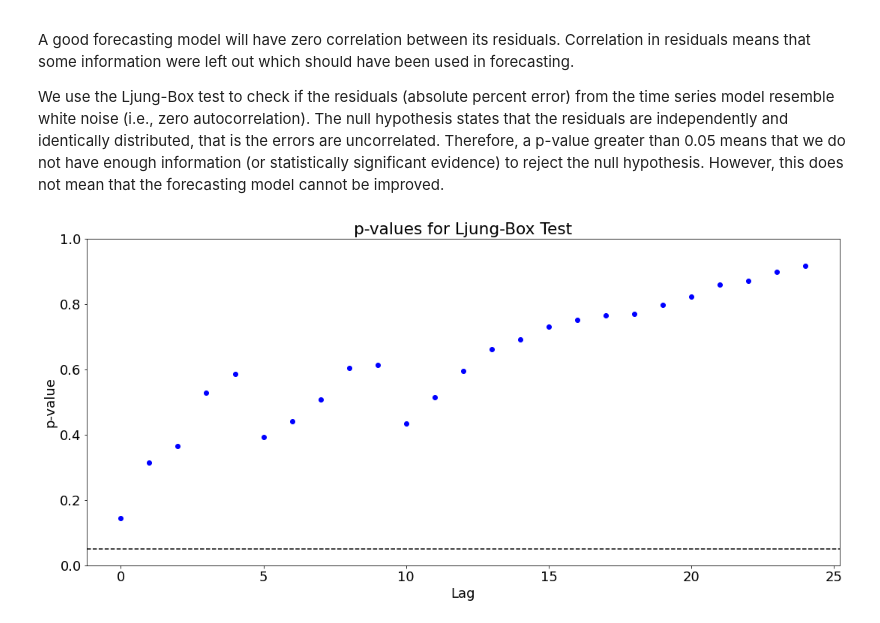
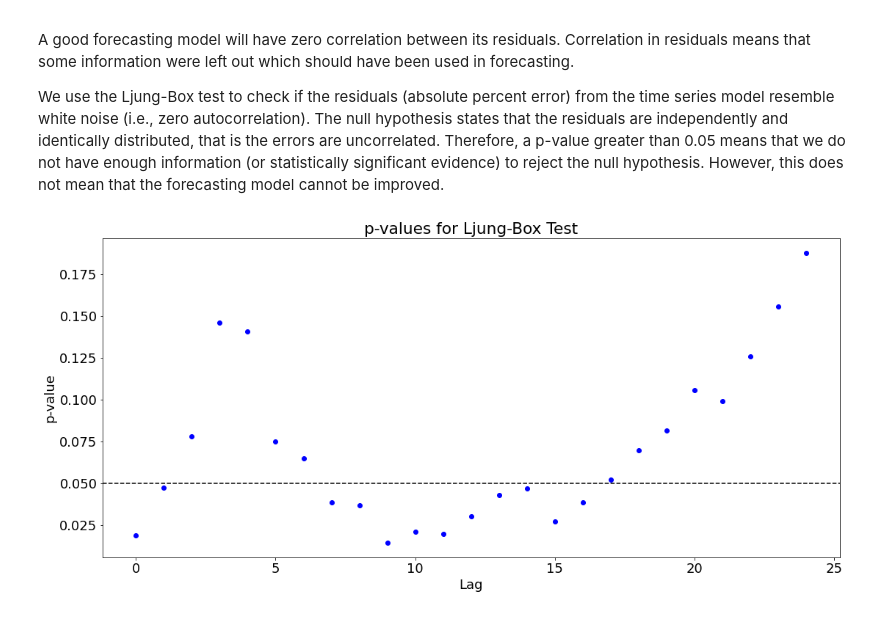
Before and after one commit to Owerre/Time-Series-Forecasting, a Jupyter notebook: fatality-forecast/notebooks/05-gpr.ipynb, the cells around one changed output. Saved outputs shown, nothing was run; the diff lists cells and outputs as text; code cells hidden in the pictures.

```diff
--- a/fatality-forecast/notebooks/05-gpr.ipynb
+++ b/fatality-forecast/notebooks/05-gpr.ipynb
@@ -129,16 +129,17 @@ plt.show()
 # %%
 plt.figure(figsize = (18,6))
-abs_err = 100*np.abs((y_test.values-yhat)/(y_test.values))
+residual = y_test.values-yhat
+# rstandard = (residual-np.mean(residual))/np.std(residual)
 
 plt.subplot(121)
-plt.plot(np.arange(1, len(abs_err)+1), abs_err, color = 'b')
+plt.plot(np.arange(len(residual)), residual, color = 'b', marker = 'o')
 plt.grid(True)
 plt.xlabel('Forecast horizon (months)')
-plt.ylabel('Absolute percentage error')
-plt.title('Absolute percentage error over time')
+plt.ylabel('Residuals')
+plt.title('Residuals over time')
 
 plt.subplot(122)
-pd.plotting.autocorrelation_plot(pd.Series(abs_err), color = 'b')
-plt.title('Autocorrelation of absolute percentage error')
+pd.plotting.autocorrelation_plot(pd.Series(residual), color = 'b', marker = 'o')
+plt.title('Autocorrelation of residuals')
 plt.show()
 # %% [output]
@@ -151,13 +152,13 @@ A good forecasting model will have zero correlation between its residuals. Corre
 We use the Ljung-Box test to check if the residuals (absolute percent error) from the time series model resemble white noise (i.e., zero autocorrelation). The null hypothesis states that the residuals are independently and identically distributed, that is the errors are uncorrelated. Therefore, a p-value greater than 0.05 means that we do not have enough information (or statistically significant evidence) to reject the null hypothesis. However, this does not mean that the forecasting model cannot be improved.
 # %%
 plt.figure(figsize = (18,8))
-plt.plot(acorr_ljungbox(abs_err, lags = 25)[1], 'o', color = 'b')
+plt.plot(acorr_ljungbox(residual, lags = 25)[1], 'o', color = 'b')
 plt.axhline(y=0.05,linestyle= '--', color = 'k')
 plt.ylabel('p-value')
 plt.xlabel('Lag')
-plt.ylim([0,1])
+# plt.ylim([0,1])
 plt.title('p-values for Ljung-Box Test')
-# plt.savefig('../images/figlb.png')
+plt.savefig('../images/figlb.png')
 plt.show()
 # %% [output]
-[figure, old version]
+[figure, new version]
```
Also changed, not shown: parts of 2 cells of this notebook, 3 other files.
